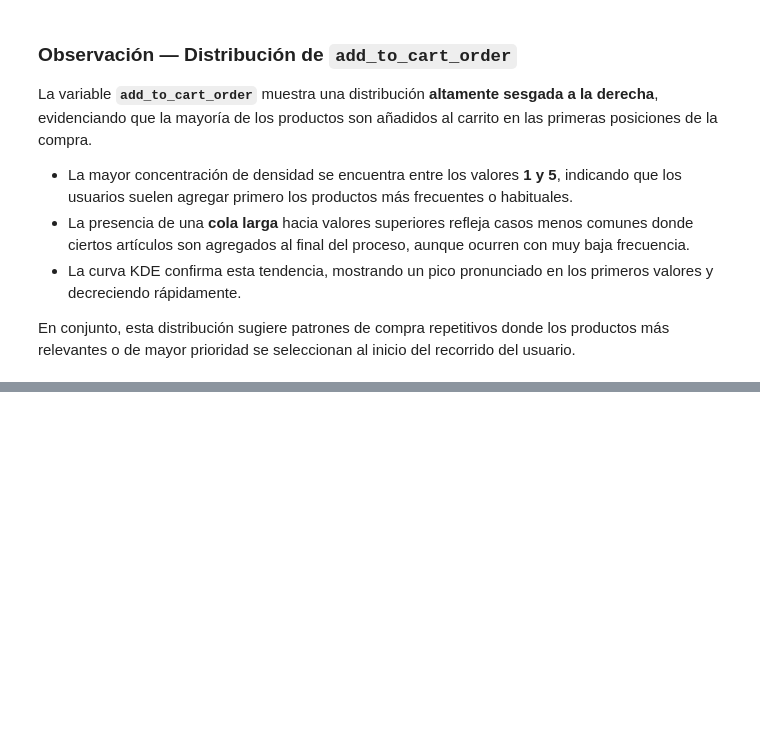
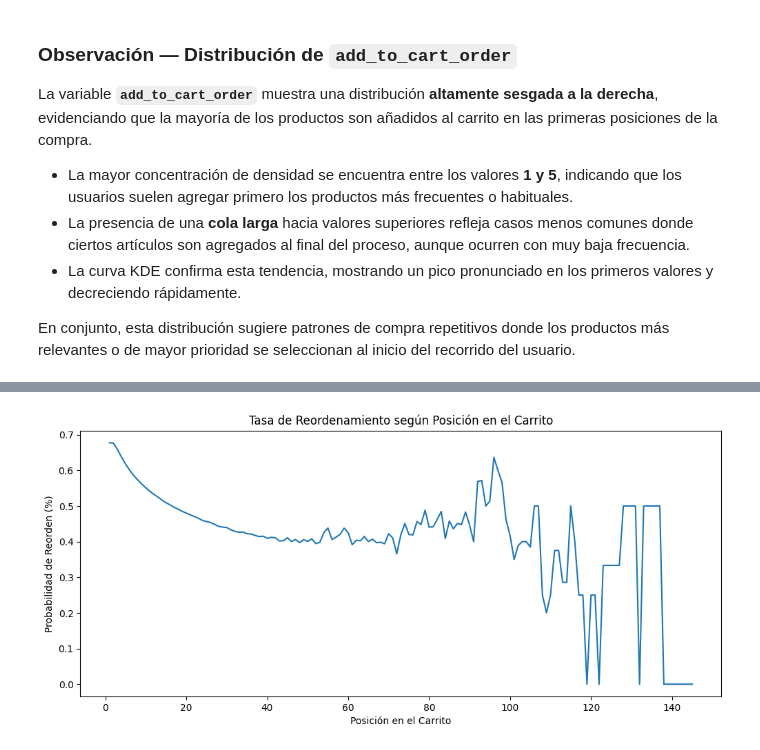
Before and after one commit to JohanDScience/EDA-Instacart, a Jupyter notebook: analisis_EDA.ipynb, the cells around one changed output, grey strips where cells are left out. Saved outputs shown, nothing was run; the diff lists cells and outputs as text; code cells hidden in the pictures; blank space fills up the shorter version.

```diff
--- a/analisis_EDA.ipynb
+++ b/analisis_EDA.ipynb
@@ -584,0 +587,4 @@ En conjunto, esta distribución sugiere patrones de compra repetitivos donde los
+# %%
+# Calcular tasa de reorder por posición del carrito
+cart_reorder = df_order_products_prior.groupby("add_to_cart_order")["reordered"].mean().reset_index()
+cart_reorder
@@ -584,0 +605,8 @@ En conjunto, esta distribución sugiere patrones de compra repetitivos donde los
+# %%
+plt.figure(figsize=(12,5))
+sns.lineplot(data=cart_reorder, x="add_to_cart_order", y="reordered")
+plt.title("Tasa de Reordenamiento según Posición en el Carrito")
+plt.xlabel("Posición en el Carrito")
+plt.ylabel("Probabilidad de Reorden (%)");
+# %% [output]
+[figure, added]
```
Also changed, not shown: parts of 9 cells of this notebook.
